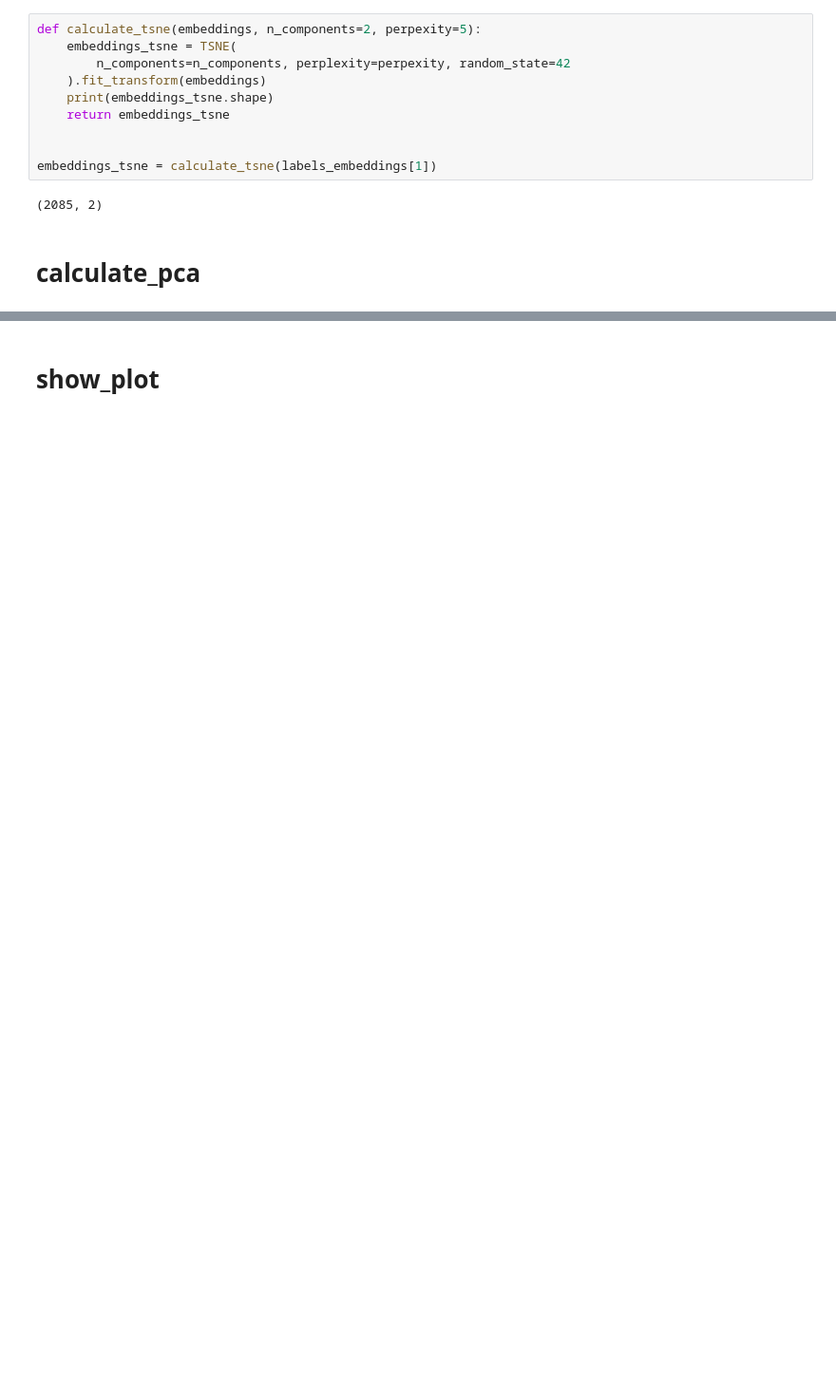
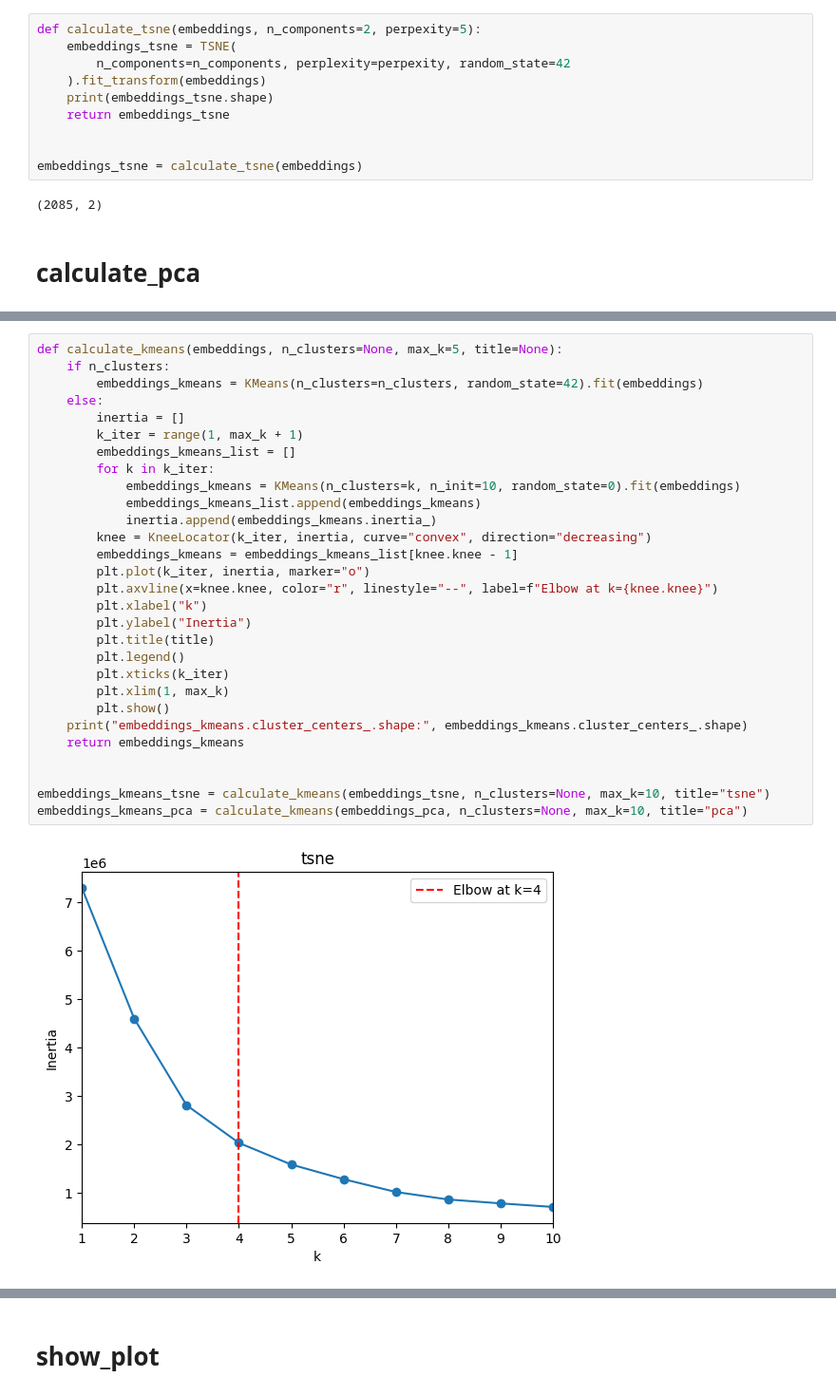
Before and after one commit to veldhub/veld_code__embeddings_platform, a Jupyter notebook: src/notebooks/analyse_embeddings.ipynb, the cells around one changed output, grey strips where cells are left out. Shown at 95% size. Saved outputs shown, nothing was run; the diff lists cells and outputs as text; blank space fills up the shorter version.

```diff
--- a/src/notebooks/analyse_embeddings.ipynb
+++ b/src/notebooks/analyse_embeddings.ipynb
@@ -94,7 +69,7 @@ def calculate_tsne(embeddings, n_components=2, perpexity=5):
     return embeddings_tsne
 
 
-embeddings_tsne = calculate_tsne(labels_embeddings[1])
+embeddings_tsne = calculate_tsne(embeddings)
 # %% [output]
 (2085, 2)
 # %% [markdown]
@@ -112,0 +90,31 @@ embeddings_pca = calculate_pca(labels_embeddings[1])
+# %%
+def calculate_kmeans(embeddings, n_clusters=None, max_k=5, title=None):
+    if n_clusters:
+        embeddings_kmeans = KMeans(n_clusters=n_clusters, random_state=42).fit(embeddings)
+    else:
+        inertia = []
+        k_iter = range(1, max_k + 1)
+        embeddings_kmeans_list = []
+        for k in k_iter:
+            embeddings_kmeans = KMeans(n_clusters=k, n_init=10, random_state=0).fit(embeddings)
+            embeddings_kmeans_list.append(embeddings_kmeans)
+            inertia.append(embeddings_kmeans.inertia_)
+        knee = KneeLocator(k_iter, inertia, curve="convex", direction="decreasing")
+        embeddings_kmeans = embeddings_kmeans_list[knee.knee - 1]
+        plt.plot(k_iter, inertia, marker="o")
+        plt.axvline(x=knee.knee, color="r", linestyle="--", label=f"Elbow at k={knee.knee}")
+        plt.xlabel("k")
+        plt.ylabel("Inertia")
+        plt.title(title)
+        plt.legend()
+        plt.xticks(k_iter)
+        plt.xlim(1, max_k)
+        plt.show()
+    print("embeddings_kmeans.cluster_centers_.shape:", embeddings_kmeans.cluster_centers_.shape)
+    return embeddings_kmeans
+
+
+embeddings_kmeans_tsne = calculate_kmeans(embeddings_tsne, n_clusters=None, max_k=10, title="tsne")
+embeddings_kmeans_pca = calculate_kmeans(embeddings_pca, n_clusters=None, max_k=10, title="pca")
+# %% [output]
+[figure, added]
```
Also changed, not shown: parts of 15 cells of this notebook.
